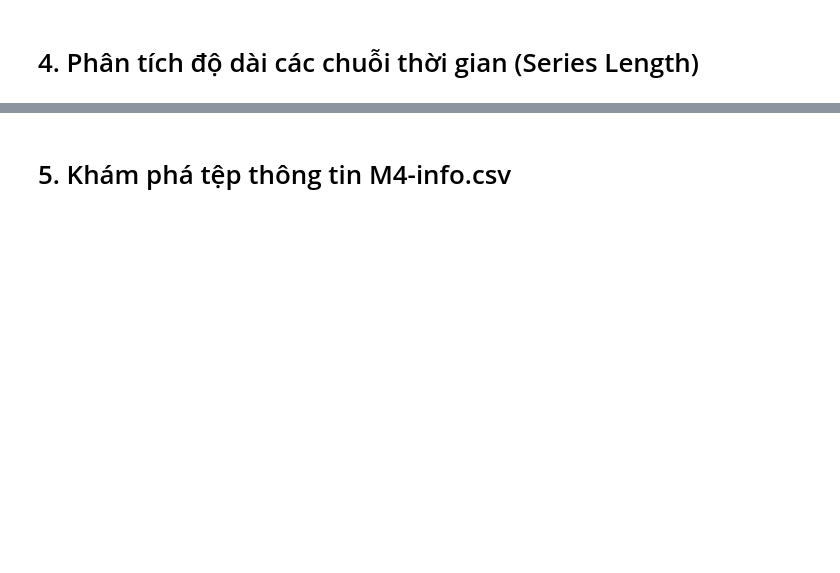
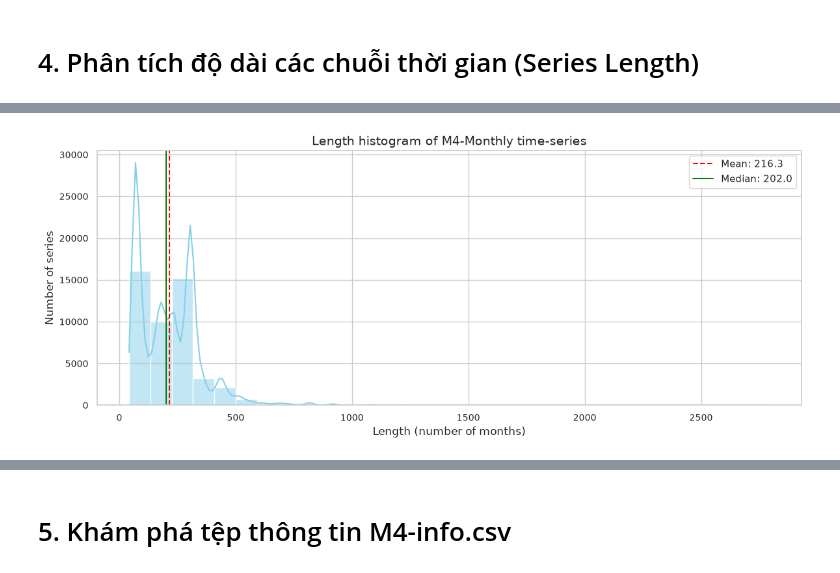
Before and after one commit to wotttoo/hybrid-forecasting-gb-pretrained, a Jupyter notebook: notebooks/01_eda.ipynb, the cells around one changed output, grey strips where cells are left out. Drawn from its saved outputs; the diff is of its cells as text; code cells hidden in the pictures; blank space fills up the shorter version.

```diff
--- a/notebooks/01_eda.ipynb
+++ b/notebooks/01_eda.ipynb
@@ -110,0 +105,14 @@ Name: length, dtype: float64
+# %%
+# Draw series lengths histogram
+plt.figure(figsize=(12, 5))
+sns.histplot(lengths_df['length'], bins=30, kde=True, color='skyblue')
+plt.axvline(lengths_df['length'].mean(), color='red', linestyle='--', label=f"Mean: {lengths_df['length'].mean():.1f}")
+plt.axvline(lengths_df['length'].median(), color='green', linestyle='-', label=f"Median: {lengths_df['length'].median():.1f}")
+plt.title("Length histogram of M4-Monthly time-series")
+plt.xlabel("Length (number of months)")
+plt.ylabel("Number of series")
+plt.legend()
+plt.tight_layout()
+plt.show()
+# %% [output]
+[figure, added]
```
Also changed, not shown: parts of 22 cells of this notebook.
